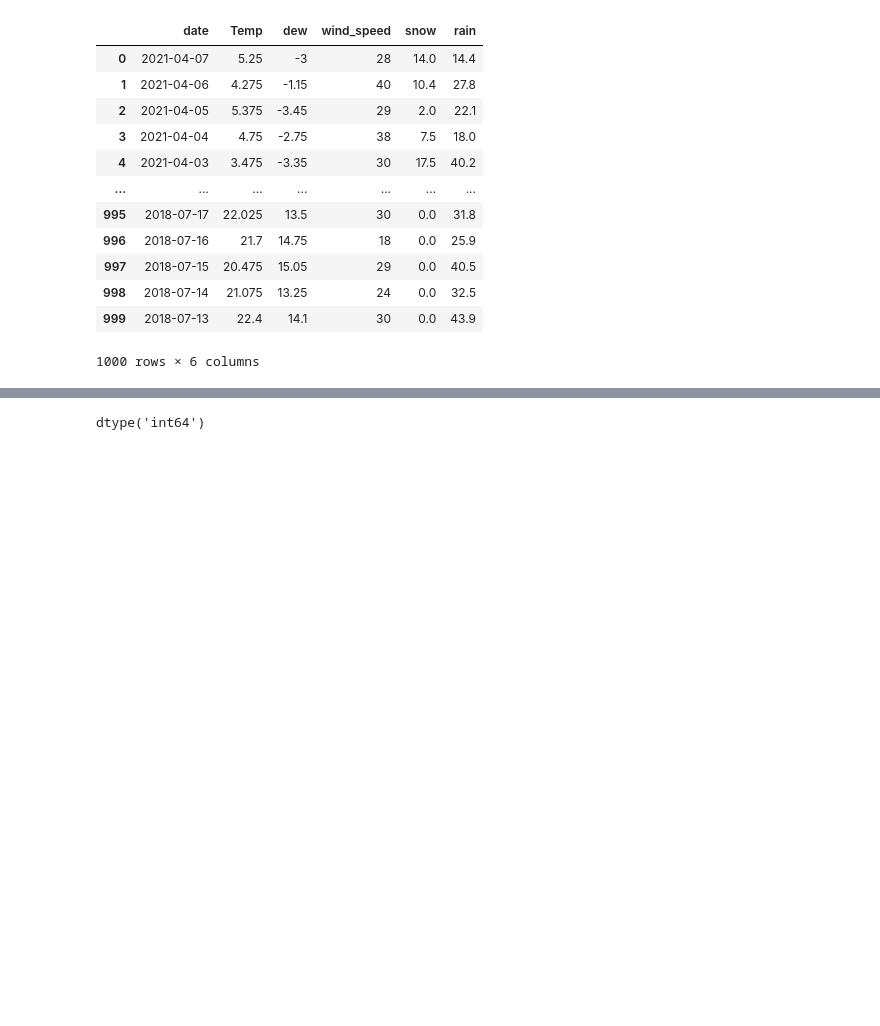
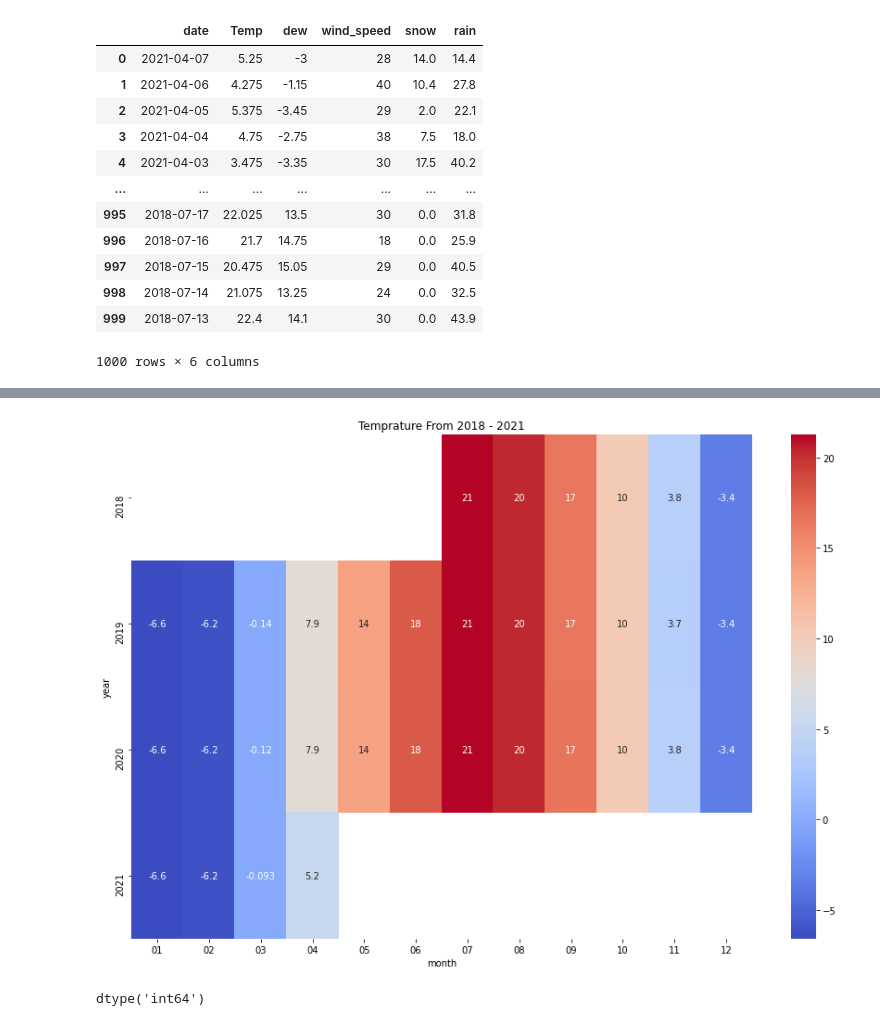
Before and after one commit to anujpatel96/WeatherForecasting, a Jupyter notebook: TorontoWeatherForecasting_.ipynb, the cells around one changed output, grey strips where cells are left out. Cells and saved outputs as stored; diff of their text form; code cells hidden in the pictures; blank space fills up the shorter version.

```diff
--- a/TorontoWeatherForecasting_.ipynb
+++ b/TorontoWeatherForecasting_.ipynb
@@ -135,3 +136,14 @@ data
 | 998 | 2018-07-14 | 21.075 | 13.25 | 24 | 0.0 | 32.5 |
 | 999 | 2018-07-13 | 22.4 | 14.1 | 30 | 0.0 | 43.9 |
 1000 rows × 6 columns
+# %%
+def get_year(x):
+  return x[0:4]
+def get_month(x):
+  return x[5:7]
+# %%
+df = pd.DataFrame()
+df['year'] = data['date'].apply(lambda x: get_year(str(x)))
+df['month'] = data['date'].apply(lambda x: get_month(str(x)))
+df['Temp'] = data['Temp']
+df
@@ -138,3 +164,11 @@ data
+# %%
+temp_year = pd.crosstab(df['year'], df['month'], values=df['Temp'].apply(pd.to_numeric), aggfunc='mean')
+plt.figure(figsize=(15, 10))
+sns.heatmap(temp_year, cmap='coolwarm', annot=True)
+plt.title("Temprature From 2018 - 2021")
+plt.show()
+# %% [output]
+[figure, added]
 # %%
 data.index.dtype
 # %% [output]
```
Also changed, not shown: parts of 5 cells of this notebook.
